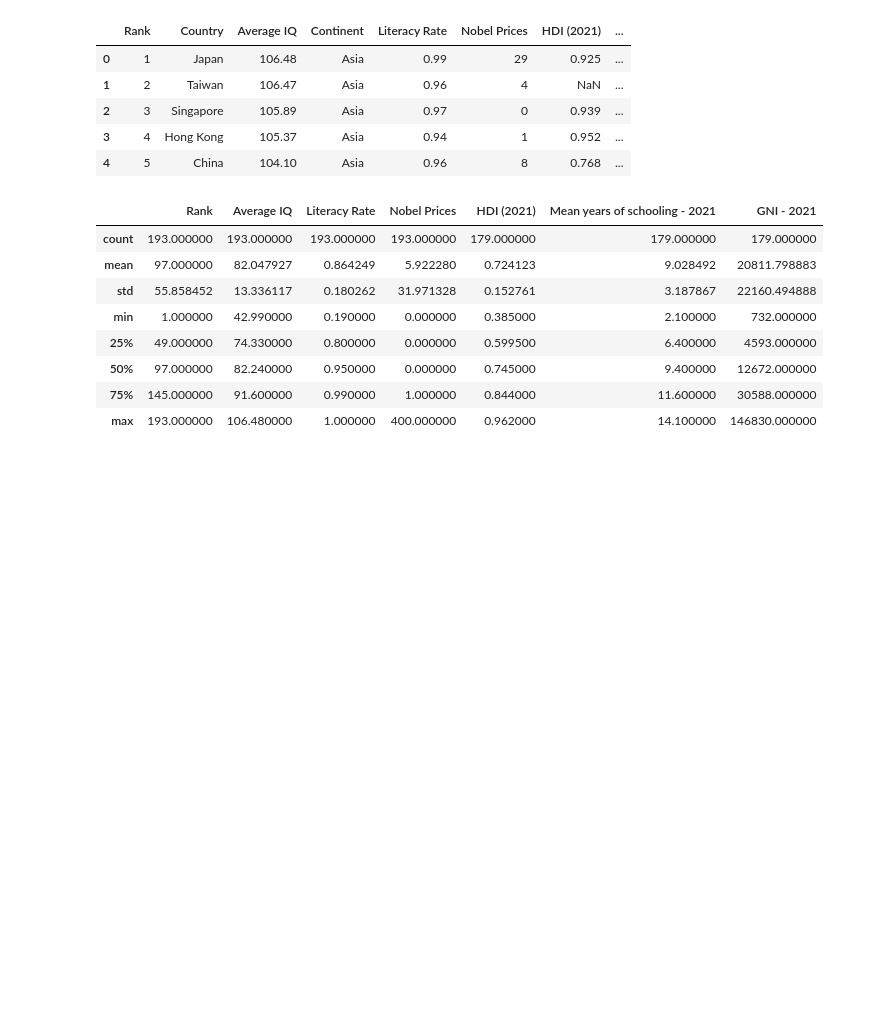
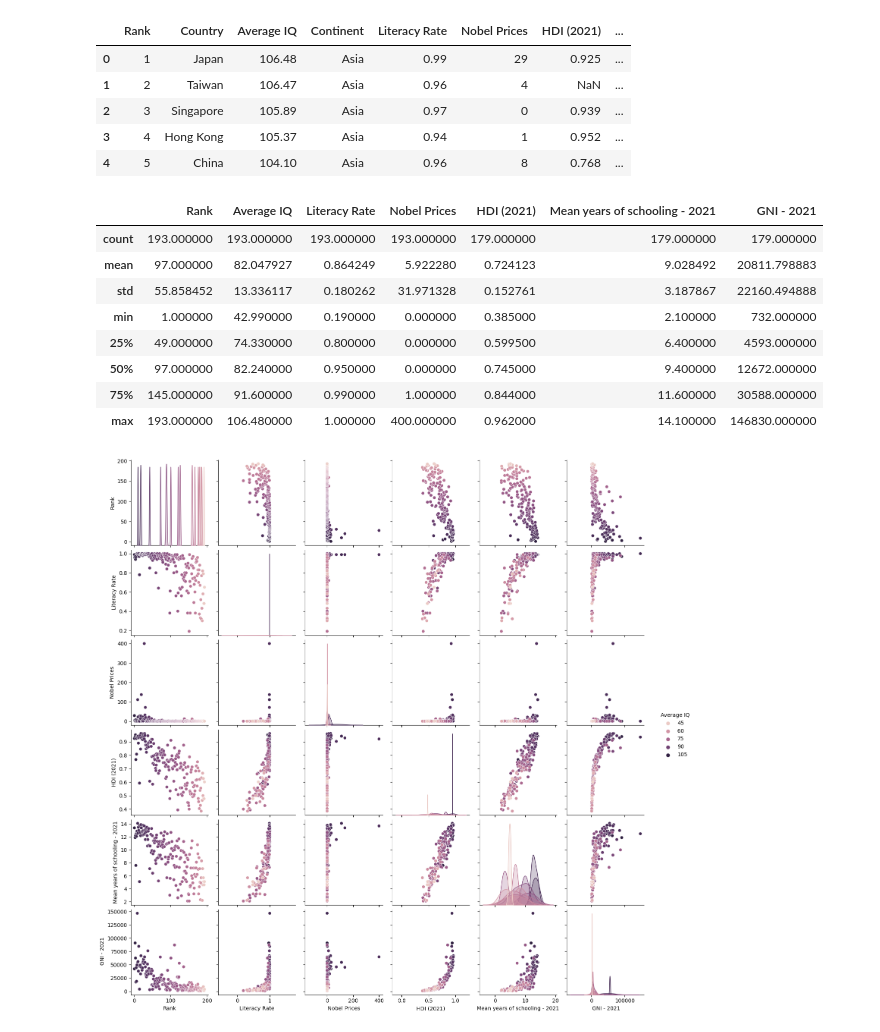
Before and after one commit to ZerXXX0/EDA-Preprocessing-World-IQ-Data, a Jupyter notebook: World_iq_data.ipynb, the cells around one changed output. Cells and saved outputs as stored; diff of their text form; code cells hidden in the pictures; blank space fills up the shorter version.

```diff
--- a/World_iq_data.ipynb
+++ b/World_iq_data.ipynb
@@ -27,3 +30,8 @@ df.describe()
 | 50% | 97.000000 | 82.240000 | 0.950000 | 0.000000 | 0.745000 | 9.400000 | 12672.000000 |
 | 75% | 145.000000 | 91.600000 | 0.990000 | 1.000000 | 0.844000 | 11.600000 | 30588.000000 |
 | max | 193.000000 | 106.480000 | 1.000000 | 400.000000 | 0.962000 | 14.100000 | 146830.000000 |
+# %%
+sns.pairplot(df, hue='Average IQ')
+plt.show()
+# %% [output]
+[figure, added]
```
Also changed, not shown: parts of 1 cell of this notebook.
